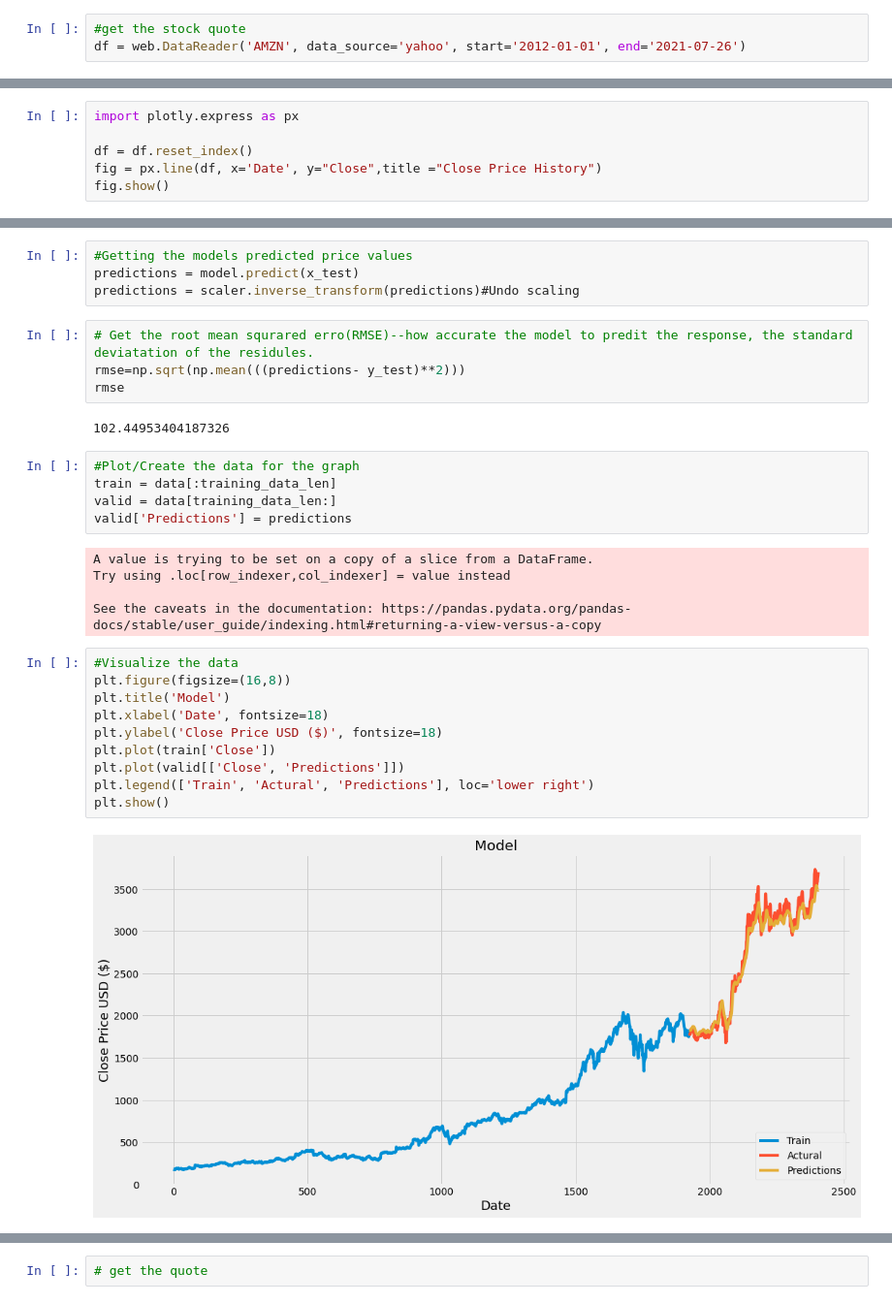
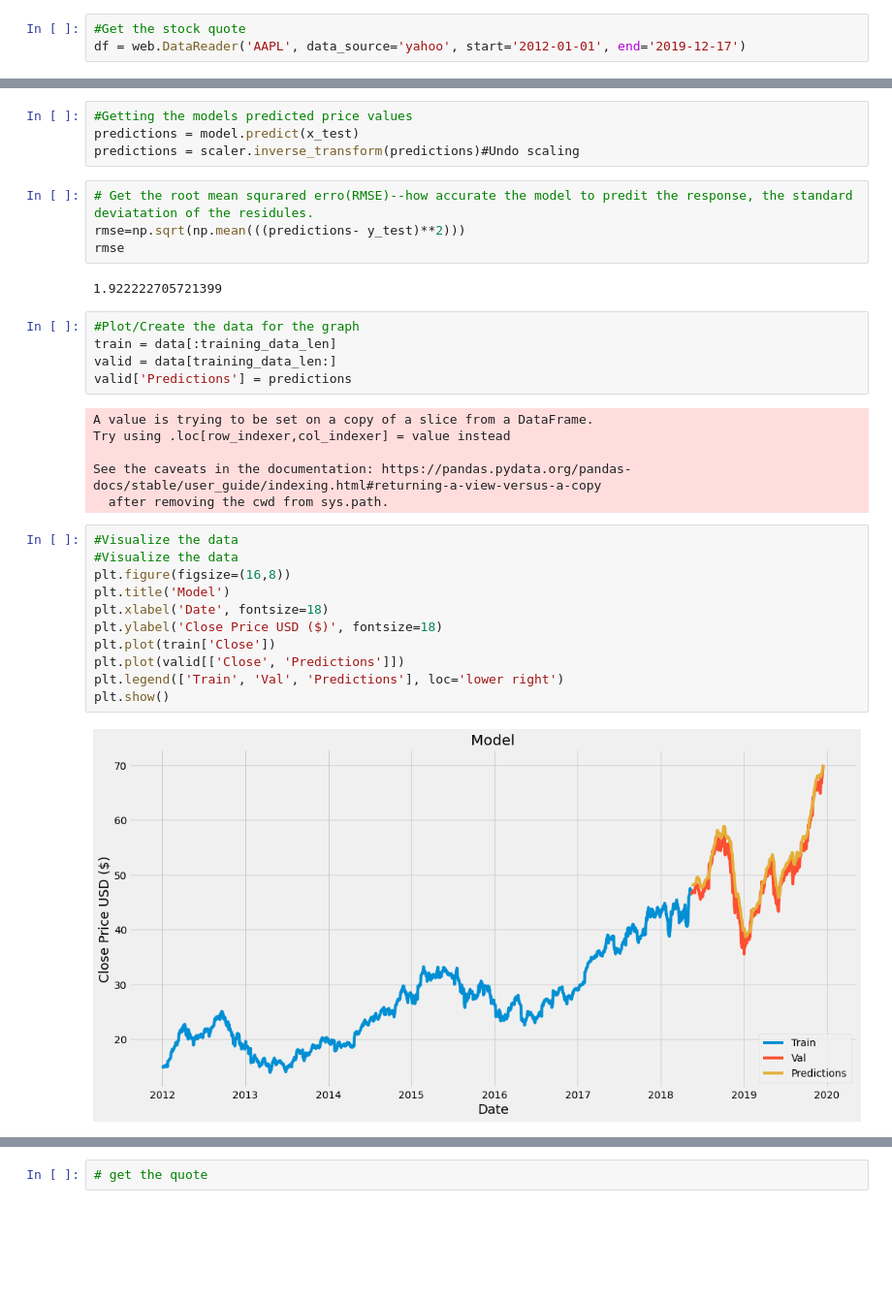
Before and after one commit to juanw31/fintech-Project-3, a Jupyter notebook: Joanne/aapl.ipynb, the cells around one changed output, grey strips where cells are left out. Shown: that part at 97% size. Drawn from its saved outputs; the diff is of its cells as text; blank space fills up the shorter version.

```diff
--- a/Joanne/aapl.ipynb
+++ b/Joanne/aapl.ipynb
@@ -14,8 +14,8 @@ plt.style.use('fivethirtyeight')
                 ipython-dev@scipy.org
   ipython-dev@scipy.org""")
 # %%
-#get the stock quote
-df = web.DataReader('AMZN', data_source='yahoo', start='2012-01-01', end='2021-07-26')
+#Get the stock quote
+df = web.DataReader('AAPL', data_source='yahoo', start='2012-01-01', end='2019-12-17')
 # %%
 #show data
 df.tail(10)
@@ -50,6 +49,0 @@ plt.show()
-# %%
-import plotly.express as px
-
-df = df.reset_index()
-fig = px.line(df, x='Date', y="Close",title ="Close Price History")
-fig.show()
@@ -190,7 +184,7 @@ predictions = scaler.inverse_transform(predictions)#Undo scaling
 rmse=np.sqrt(np.mean(((predictions- y_test)**2)))
 rmse
 # %% [output]
-102.44953404187326
+1.922222705721399
 # %%
 #Plot/Create the data for the graph
 train = data[:training_data_len]
@@ -201,18 +195,20 @@ A value is trying to be set on a copy of a slice from a DataFrame.
 Try using .loc[row_indexer,col_indexer] = value instead
 
 See the caveats in the documentation: https://pandas.pydata.org/pandas-docs/stable/user_guide/indexing.html#returning-a-view-versus-a-copy
+  after removing the cwd from sys.path.
 # %%
+#Visualize the data
 #Visualize the data
 plt.figure(figsize=(16,8))
 plt.title('Model')
 plt.xlabel('Date', fontsize=18)
 plt.ylabel('Close Price USD ($)', fontsize=18)
 plt.plot(train['Close'])
 plt.plot(valid[['Close', 'Predictions']])
-plt.legend(['Train', 'Actural', 'Predictions'], loc='lower right')
+plt.legend(['Train', 'Val', 'Predictions'], loc='lower right')
 plt.show()
 # %% [output]
-[figure, old version]
+[figure, new version]
 # %%
 # show the valid (actural and predicted price)
 valid
```
Also changed, not shown: parts of 13 cells of this notebook.
